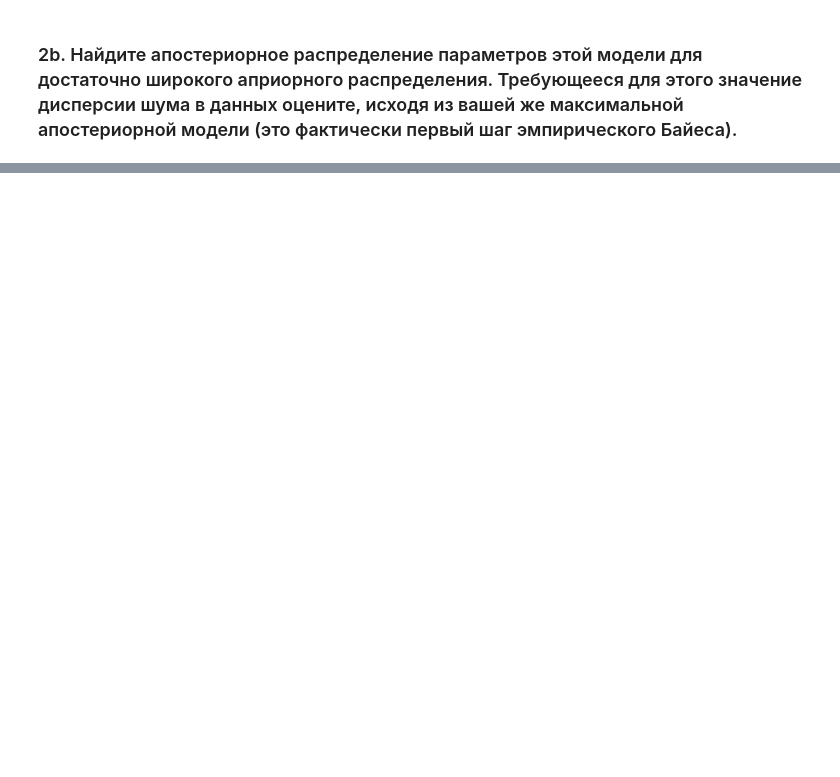
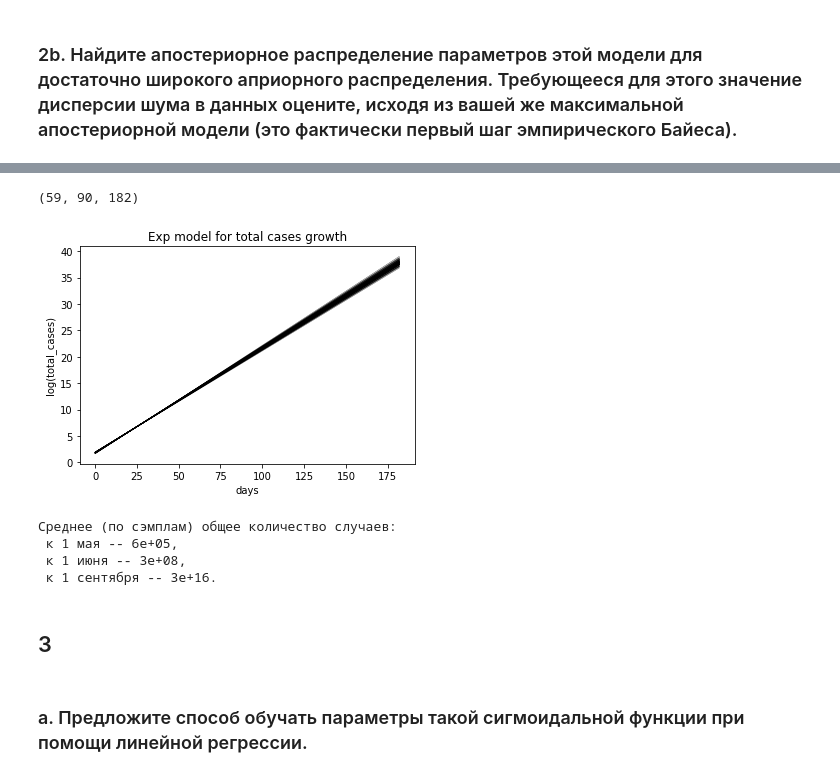
Before and after one commit to MikhailYeka/adv_ml_hws, a Jupyter notebook: HW1.ipynb, the cells around one changed output, grey strips where cells are left out. Cells and saved outputs as stored; diff of their text form; code cells hidden in the pictures; blank space fills up the shorter version.

```diff
--- a/HW1.ipynb
+++ b/HW1.ipynb
@@ -232,0 +310,42 @@ plt.show()
+# %%
+DAY_1_MAY = datetime(2020, 5, 1)
+DAY_1_JUNE = datetime(2020, 6, 1)
+DAY_1_SEPTEMBER = datetime(2020, 9, 1)
+day_1_may_num = (DAY_1_MAY - DATE_3_MARCH).days
+day_1_june_num = (DAY_1_JUNE - DATE_3_MARCH).days
+day_1_sept_num = (DAY_1_SEPTEMBER - DATE_3_MARCH).days
+day_1_may_num, day_1_june_num, day_1_sept_num
+# %% [output]
+(59, 90, 182)
+# %%
+def predict_cases(days_arr, mu, sigma, day_1_may_num, day_1_june_num, day_1_sept_num, n=100, points=None):
+    '''Из лекции 3 # Посэмплируем и порисуем прямые'''
+    my_w = np.random.multivariate_normal(mu, sigma, n)
+    mean_1_may, mean_1_june, mean_1_sept = 0, 0, 0
+    for w in my_w:
+        plt.plot(days_arr, w[0] + w[1]*days_arr, 'k-', lw=.3)
+        mean_1_may += np.exp(w[0] + w[1]*days_arr[day_1_may_num - 1])
+        mean_1_june += np.exp(w[0] + w[1]*days_arr[day_1_june_num - 1])
+        mean_1_sept += np.exp(w[0] + w[1]*days_arr[day_1_sept_num - 1])
+    mean_1_may /= n
+    mean_1_june /= n
+    mean_1_sept /= n
+    plt.show()
+    return mean_1_may, mean_1_june, mean_1_sept
+# %%
+DAYS = np.linspace(0, day_1_sept_num, day_1_sept_num, dtype=int)
+plt.title('Exp model for total cases growth')
+plt.xlabel('days')
+plt.ylabel('log(total_cases)')
+mean_1_may, mean_1_june, mean_1_sept = predict_cases(DAYS, cur_mu, cur_sigma, day_1_may_num, day_1_june_num, day_1_sept_num)
+print(f'Среднее (по сэмплам) общее количество случаев: \n к 1 мая -- {mean_1_may:.0e}, \n к 1 июня -- {mean_1_june:.0e},\n к 1 сентября -- {mean_1_sept:.0e}.')
+# %% [output]
+[figure, added]
+Среднее (по сэмплам) общее количество случаев:
+ к 1 мая -- 6e+05,
+ к 1 июня -- 3e+08,
+ к 1 сентября -- 3e+16.
+# %% [markdown]
+## 3
+# %% [markdown]
+### a. Предложите способ обучать параметры такой сигмоидальной функции при помощи линейной регрессии.
```
Also changed, not shown: parts of 27 cells of this notebook.
